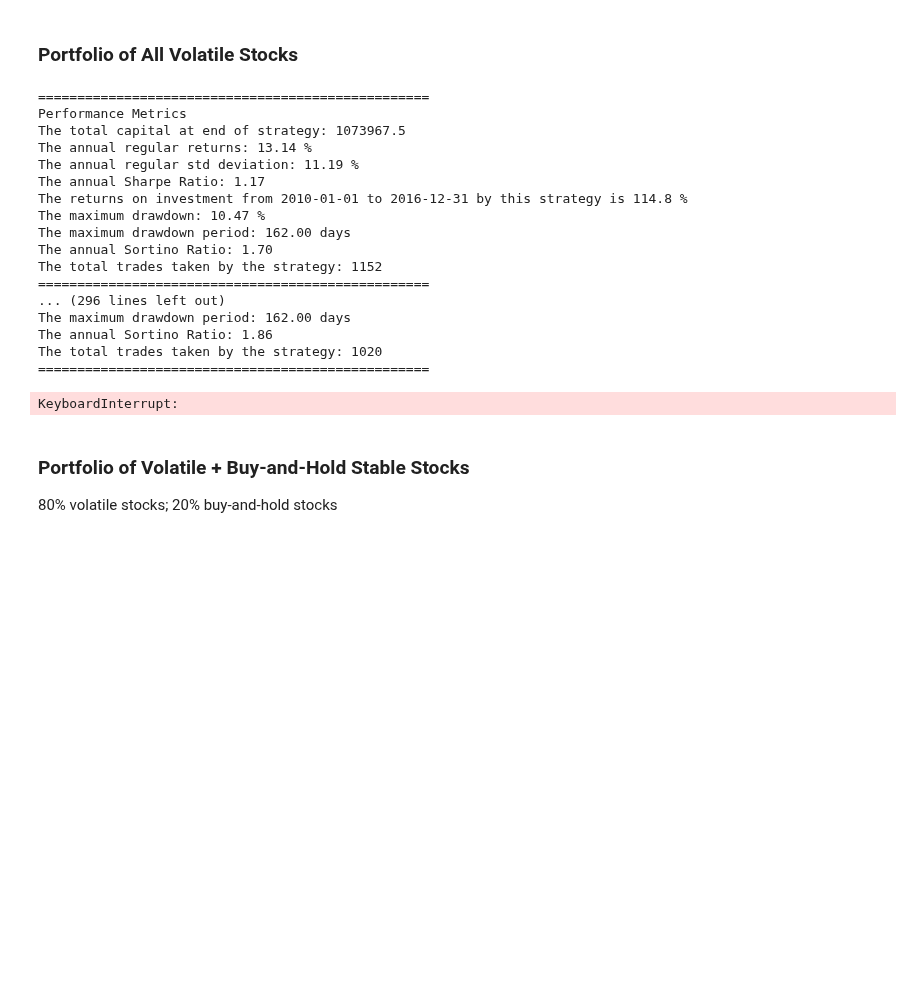
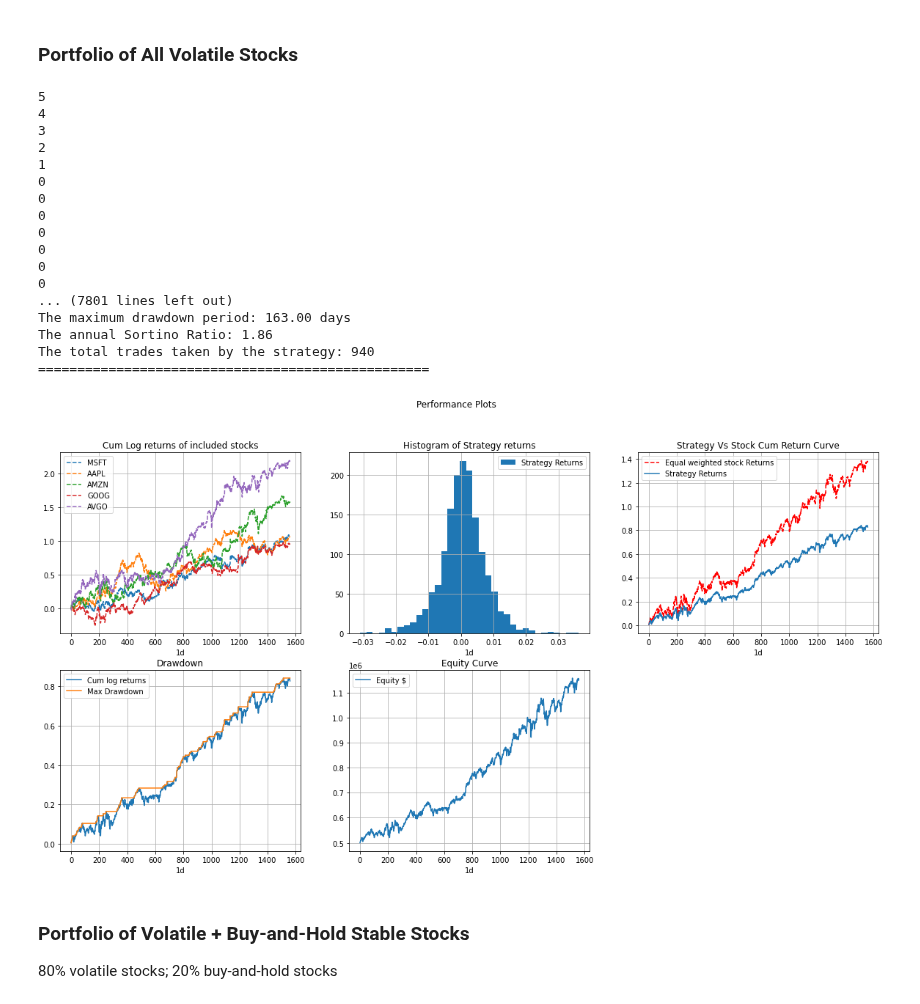
Before and after one commit to pehper/IS4226, a Jupyter notebook: final_strategy.ipynb, the cells around one changed output. Cells and saved outputs as stored; diff of their text form; code cells hidden in the pictures; blank space fills up the shorter version.

```diff
--- a/final_strategy.ipynb
+++ b/final_strategy.ipynb
@@ -569,6 +541,12 @@ class All_volatile(Common_Class):
         sl = self.stop_loss_price['{}'.format(stock)]
         curr_atr = self.all_data['{}'.format(stock)]['ATR'].iloc[bar]
         date, price = self.return_date_price(bar, stock)
+        num_of_stocks_with_no_position = sum(1 for value in self.position.values() if value == 0)
+        print(num_of_stocks_with_no_position)
+        if num_of_stocks_with_no_position != 0:
+          amount_to_trade = self.capital / num_of_stocks_with_no_position
+        else:
+          amount_to_trade = self.capital / len(self.position)
 
         if self.position['{}'.format(stock)] == 1:
           if price >= tp or price <= sl: # check if price > take profit or < stop loss
@@ -586,14 +564,16 @@ class All_volatile(Common_Class):
 
         if self.position['{}'.format(stock)] in [0,-1]: # checking no position or short position
           if self.conditionGenerator(self.all_data[stock]['EMA'], self.all_data[stock]['bb_low'], self.all_data[stock]['bb_high'], self.all_data[stock]['Close_Price'], bar) == 1:
-             self.go_long(bar,stock, dollar = self.capital/len(self.symbol)) # go with equal money # Make sure to enter less than initila capital
+             #self.go_long(bar,stock, dollar = self.capital/len(self.symbol)) # go with equal money # Make sure to enter less than initila capital
+             self.go_long(bar,stock, dollar = amount_to_trade)
              self.update_tp_sl(stock, price, curr_atr, sl_multiplier, tp_multiplier) # update tpAndsl (will have to reset anyways)
              #print(f'{self.stop_loss_price[stock]}' + "--------" + f'{self.take_profit_price[stock]}')
              continue # as I am storing data for SR calculations. Dont wnat duplication
 
         if self.position['{}'.format(stock)] in [0,1]: # checking no position or long position
           if self.conditionGenerator(self.all_data[stock]['EMA'], self.all_data[stock]['bb_low'], self.all_data[stock]['bb_high'], self.all_data[stock]['Close_Price'], bar) == -1:
-            self.go_short(bar,stock, dollar =self.capital/len(self.symbol)) # go with equal money
+            #self.go_short(bar,stock, dollar =self.capital/len(self.symbol)) # go with equal money
+            self.go_short(bar,stock, dollar = amount_to_trade)
             self.update_tp_sl(stock, price, curr_atr, sl_multiplier, tp_multiplier) # update tpAndsl (will have to reset anyways)
             #print(f'{self.stop_loss_price[stock]}' + "--------" + f'{self.take_profit_price[stock]}')
             continue
@@ -725,50 +705,50 @@ if __name__ == "__main__":
     param_grid = {
       'ema_window': [100, 150, 200],
       'bb_window': [15, 20, 25],
       'bb_dev': [1, 1.5, 2, 3],
       'atr_window': [10, 14, 20],
       'sl_multiplier': [1, 2, 3],
       'tp_multiplier': [1, 2, 3]
     }
 
     # Perform randomized CV search to find the optimal parameter set
     best_params = A.randomized_cv_search(param_grid, n_iter=20)
 
     # # Perform grid search to find the optimal parameter set
     # best_params = A.grid_search(param_grid)
 
     # Run the strategy with the best parameters found
     A.run_strategy(
         best_params['ema_window'],
         best_params['bb_window'],
         best_params['bb_dev'],
         best_params['atr_window'],
         best_params['sl_multiplier'],
         best_params['tp_multiplier']
     )
 
     # Evaluate performance with the best parameters
     A.performance()
     A.performance_plots()
 # %% [output]
+5
+4
+3
+2
+1
+0
+0
+0
+0
+0
+0
+0
+... (7801 lines left out)
+The maximum drawdown period: 163.00 days
+The annual Sortino Ratio: 1.86
+The total trades taken by the strategy: 940
 ==================================================
-Performance Metrics
-The total capital at end of strategy: 1073967.5
-The annual regular returns: 13.14 %
-The annual regular std deviation: 11.19 %
-The annual Sharpe Ratio: 1.17
-The returns on investment from 2010-01-01 to 2016-12-31 by this strategy is 114.8 %
-The maximum drawdown: 10.47 %
-The maximum drawdown period: 162.00 days
-The annual Sortino Ratio: 1.70
-The total trades taken by the strategy: 1152
-==================================================
-... (296 lines left out)
-The maximum drawdown period: 162.00 days
-The annual Sortino Ratio: 1.86
-The total trades taken by the strategy: 1020
-==================================================
-KeyboardInterrupt:
+[figure, added]
 # %% [markdown]
 ### Portfolio of Volatile + Buy-and-Hold Stable Stocks
 
```
Also changed, not shown: parts of 7 cells of this notebook.
